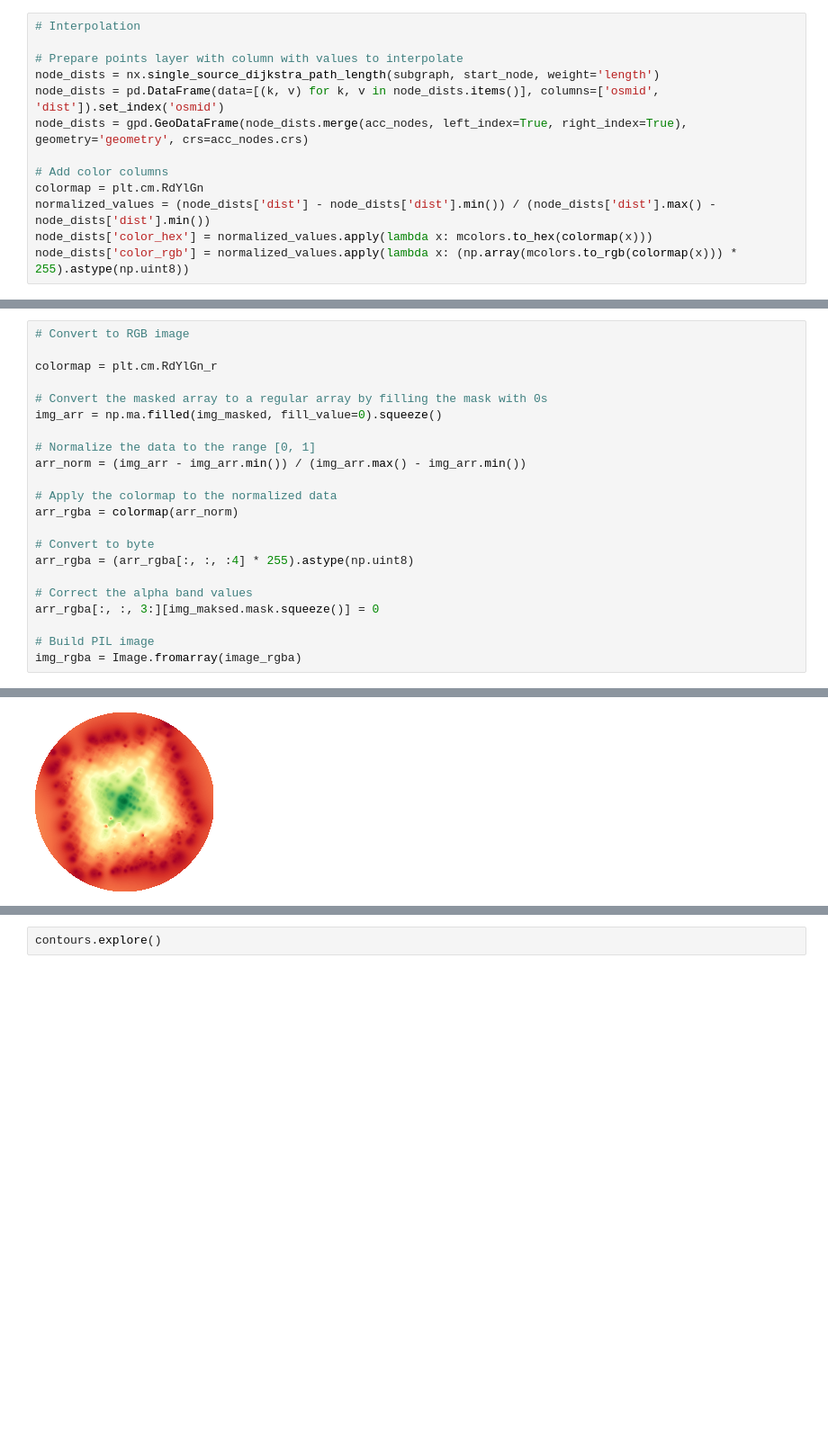
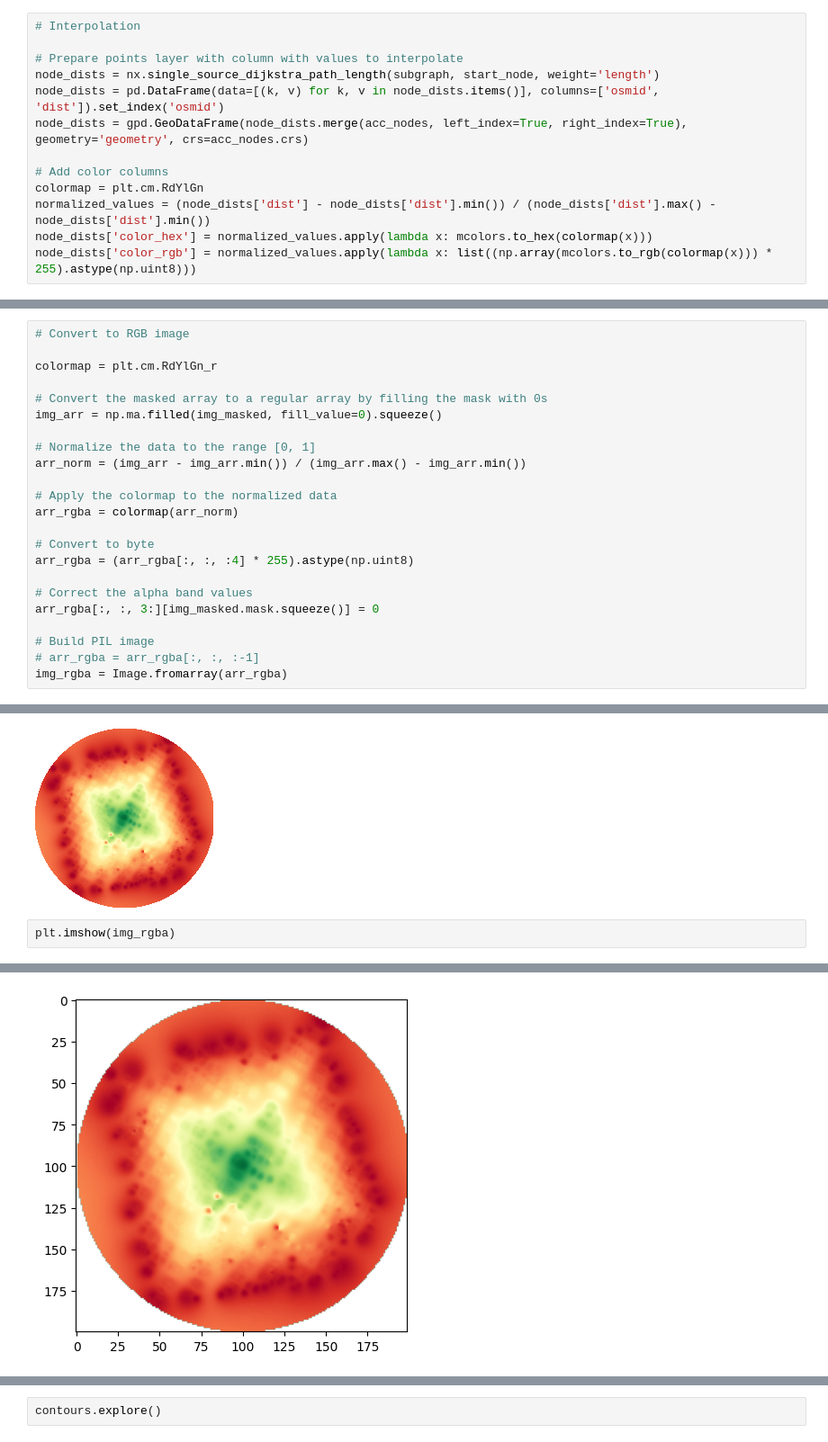
Before and after one commit to adolmajian/isochrone-app, a Jupyter notebook: notebooks/flow.ipynb, the cells around one changed output, grey strips where cells are left out. Shown at 90% size. Saved outputs shown, nothing was run; the diff lists cells and outputs as text; blank space fills up the shorter version.

```diff
--- a/notebooks/flow.ipynb
+++ b/notebooks/flow.ipynb
@@ -138,4 +144,4 @@ node_dists = gpd.GeoDataFrame(node_dists.merge(acc_nodes, left_index=True, right
 colormap = plt.cm.RdYlGn
 normalized_values = (node_dists['dist'] - node_dists['dist'].min()) / (node_dists['dist'].max() - node_dists['dist'].min())
 node_dists['color_hex'] = normalized_values.apply(lambda x: mcolors.to_hex(colormap(x)))
-node_dists['color_rgb'] = normalized_values.apply(lambda x: (np.array(mcolors.to_rgb(colormap(x))) * 255).astype(np.uint8))
+node_dists['color_rgb'] = normalized_values.apply(lambda x: list((np.array(mcolors.to_rgb(colormap(x))) * 255).astype(np.uint8)))
@@ -248,8 +275,9 @@ arr_rgba = colormap(arr_norm)
 arr_rgba = (arr_rgba[:, :, :4] * 255).astype(np.uint8)
 
 # Correct the alpha band values
-arr_rgba[:, :, 3:][img_maksed.mask.squeeze()] = 0
+arr_rgba[:, :, 3:][img_masked.mask.squeeze()] = 0
 
 # Build PIL image
-img_rgba = Image.fromarray(image_rgba)
+# arr_rgba = arr_rgba[:, :, :-1]
+img_rgba = Image.fromarray(arr_rgba)
 # %%
@@ -261,3 +289,6 @@ plt.imshow(array)
 img_rgba
 # %% [output]
 [figure]
+# %%
+plt.imshow(img_rgba)
+# %% [output]
@@ -263,0 +296 @@ img_rgba
+[figure, added]
```
Also changed, not shown: parts of 24 cells of this notebook, 4 other files.
